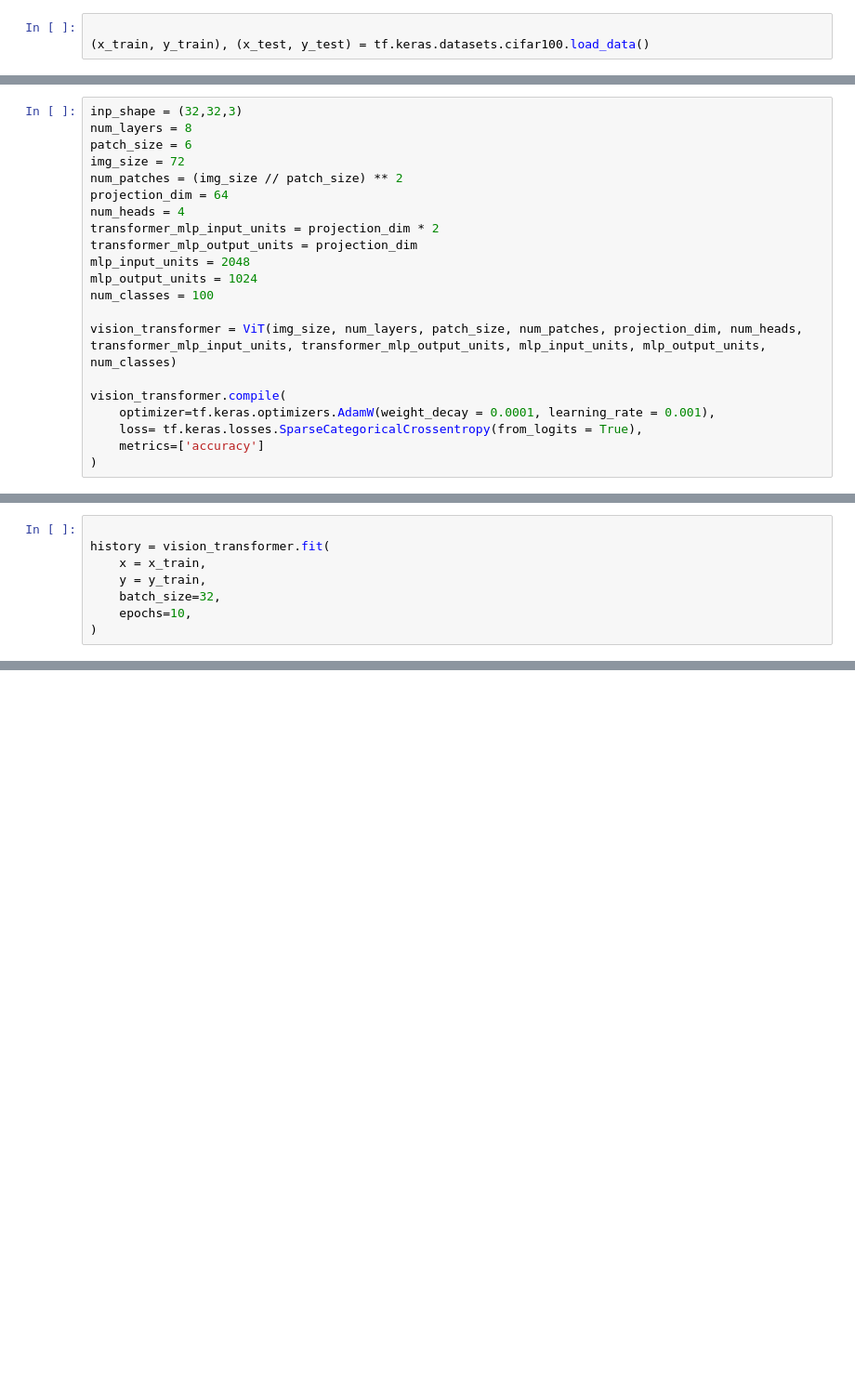
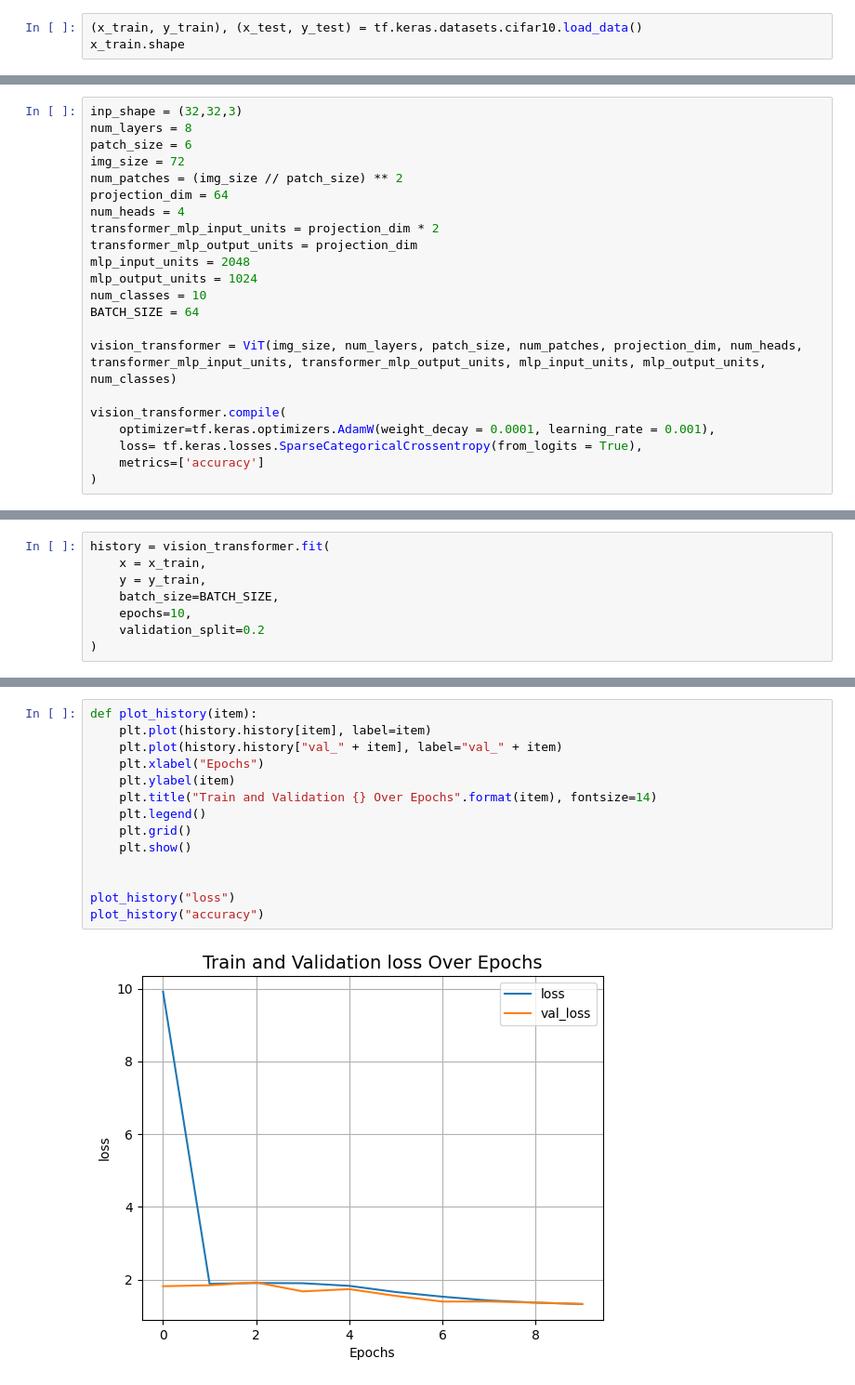
Before and after one commit to Shriyam-Avasthi/Crux-r3, a Jupyter notebook: Task-3/VisionTransformer.ipynb, the cells around one changed output, grey strips where cells are left out. Shown at 93% size. Drawn from its saved outputs; the diff is of its cells as text; blank space fills up the shorter version.

```diff
--- a/Task-3/VisionTransformer.ipynb
+++ b/Task-3/VisionTransformer.ipynb
@@ -15,3 +12,3 @@ BATCH_SIZE = 32
 # %%
-
-(x_train, y_train), (x_test, y_test) = tf.keras.datasets.cifar100.load_data()
+(x_train, y_train), (x_test, y_test) = tf.keras.datasets.cifar10.load_data()
+x_train.shape
@@ -119,7 +26,8 @@ transformer_mlp_input_units = projection_dim * 2
 transformer_mlp_output_units = projection_dim
 mlp_input_units = 2048
 mlp_output_units = 1024
-num_classes = 100
+num_classes = 10
+BATCH_SIZE = 64
 
 vision_transformer = ViT(img_size, num_layers, patch_size, num_patches, projection_dim, num_heads, transformer_mlp_input_units, transformer_mlp_output_units, mlp_input_units, mlp_output_units, num_classes)
 
@@ -152,10 +60,10 @@ Your kernel may have been built without NUMA support.
 # %%
-
 history = vision_transformer.fit(
     x = x_train,
     y = y_train,
-    batch_size=32,
+    batch_size=BATCH_SIZE,
     epochs=10,
+    validation_split=0.2
 )
 # %% [output]
 Epoch 1/10
@@ -172,0 +96,16 @@ Detected at node vi_t/patch_encoder/dense/Tensordot/Reshape defined at (most rec
+# %%
+def plot_history(item):
+    plt.plot(history.history[item], label=item)
+    plt.plot(history.history["val_" + item], label="val_" + item)
+    plt.xlabel("Epochs")
+    plt.ylabel(item)
+    plt.title("Train and Validation {} Over Epochs".format(item), fontsize=14)
+    plt.legend()
+    plt.grid()
+    plt.show()
+
+
+plot_history("loss")
+plot_history("accuracy")
+# %% [output]
+[figure, added]
```
Also changed, not shown: parts of 12 cells of this notebook, 1 other file.
